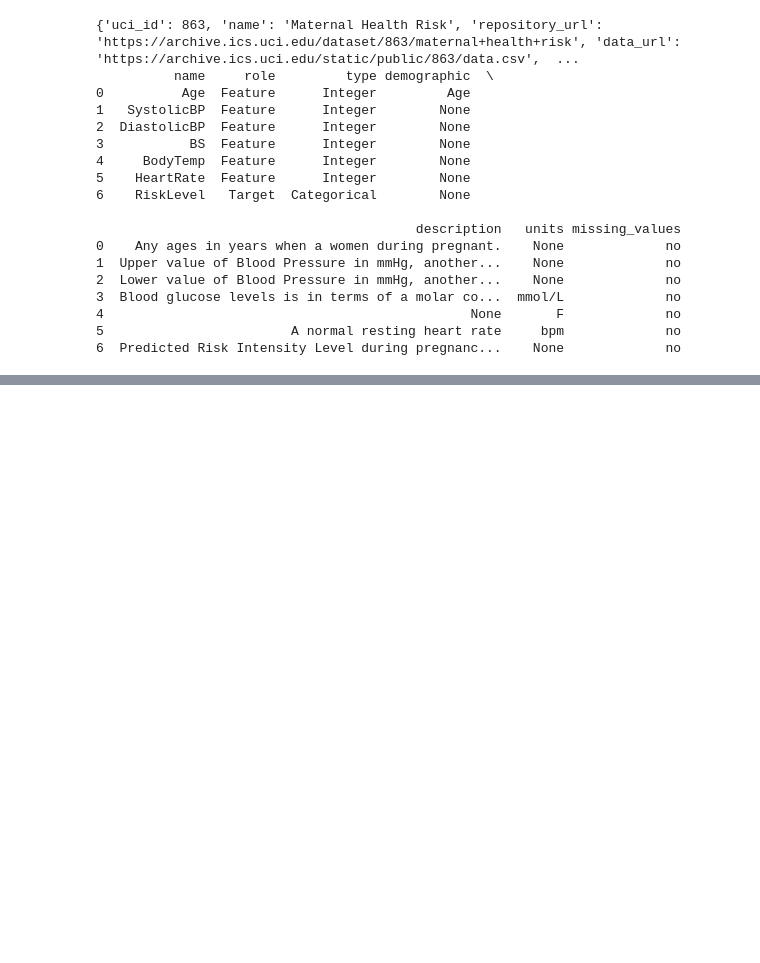
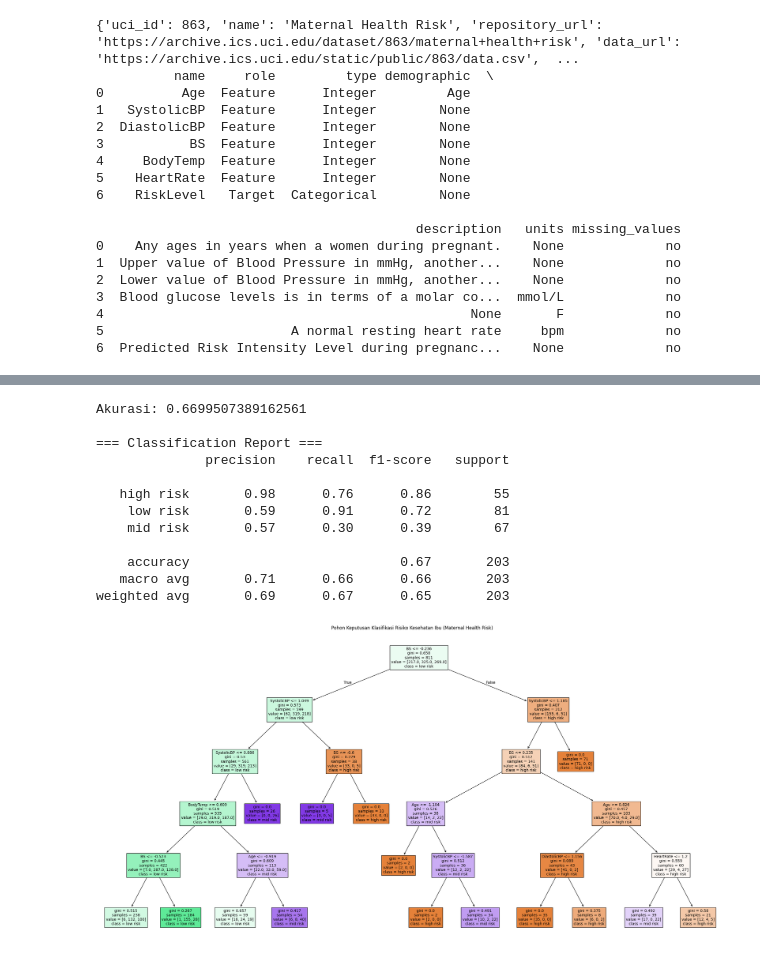
Before and after one commit to cahyantii/pendata, a Jupyter notebook: _sources/UAS.ipynb, the cells around one changed output, grey strips where cells are left out. Cells and saved outputs as stored; diff of their text form; code cells hidden in the pictures; blank space fills up the shorter version.

```diff
--- a/_sources/UAS.ipynb
+++ b/_sources/UAS.ipynb
@@ -777,0 +403,40 @@ Tiga model klasifikasi telah diuji pada dataset **Maternal Health Risk** untuk m
+# %%
+from sklearn.tree import DecisionTreeClassifier, plot_tree
+from sklearn.metrics import accuracy_score, classification_report
+import matplotlib.pyplot as plt
+
+# === 7. Training Decision Tree ===
+clf = DecisionTreeClassifier(criterion='gini', max_depth=5, random_state=42)
+clf.fit(X_train, y_train)
+
+# === 8. Evaluasi Model ===
+y_pred = clf.predict(X_test)
+print("Akurasi:", accuracy_score(y_test, y_pred))
+print("\n=== Classification Report ===")
+print(classification_report(y_test, y_pred))
+
+# === 9. Visualisasi Struktur Pohon ===
+plt.figure(figsize=(30, 15))
+plot_tree(
+    clf,
+    feature_names=X.columns,
+    class_names=clf.classes_,
+    filled=True,
+    fontsize=10
+)
+plt.title("Pohon Keputusan Klasifikasi Risiko Kesehatan Ibu (Maternal Health Risk)")
+plt.show()
+# %% [output]
+Akurasi: 0.6699507389162561
+
+=== Classification Report ===
+              precision    recall  f1-score   support
+
+   high risk       0.98      0.76      0.86        55
+    low risk       0.59      0.91      0.72        81
+    mid risk       0.57      0.30      0.39        67
+
+    accuracy                           0.67       203
+   macro avg       0.71      0.66      0.66       203
+weighted avg       0.69      0.67      0.65       203
+[figure, added]
```
Also changed, not shown: parts of 68 cells of this notebook, 9 other files.
